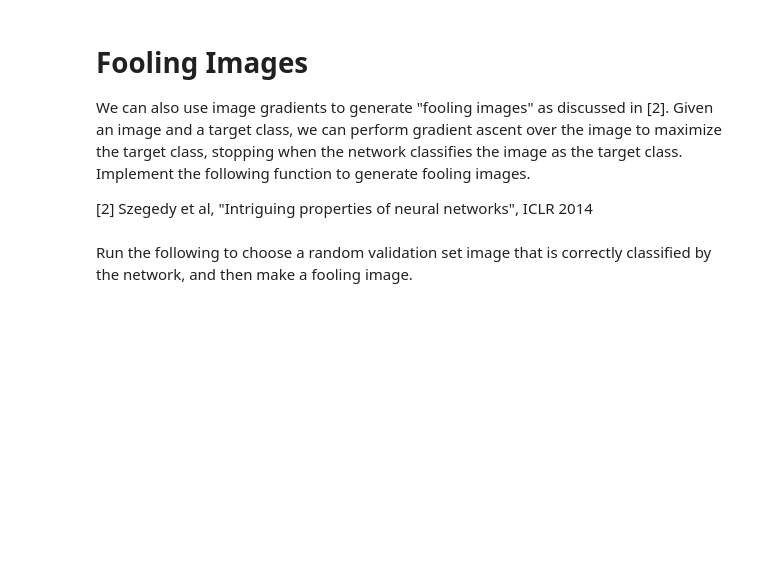
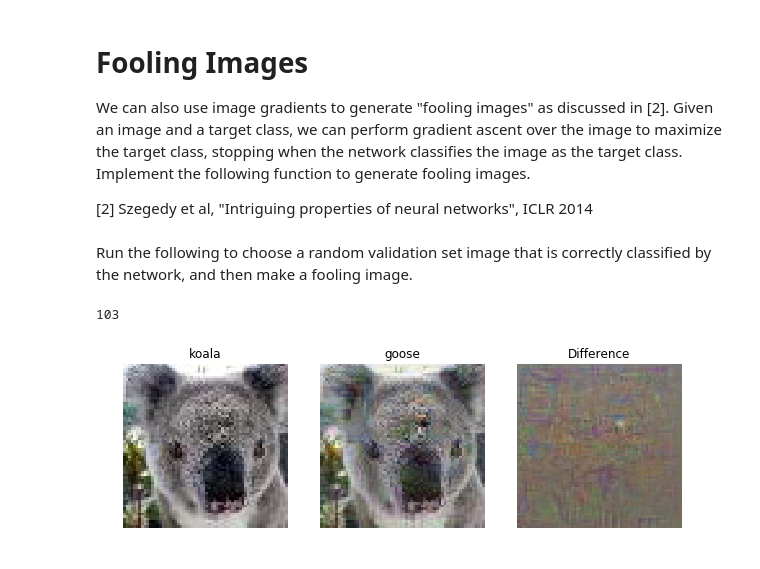
Before and after one commit to yasiemir/cs231n-winter_2016, a Jupyter notebook: assignment3/ImageGradients.ipynb, the cells around one changed output. Cells and saved outputs as stored; diff of their text form; code cells hidden in the pictures; blank space fills up the shorter version.

Commit message:
image gradients completed

```diff
--- a/assignment3/ImageGradients.ipynb
+++ b/assignment3/ImageGradients.ipynb
@@ -187,7 +216,21 @@ def make_fooling_image(X, target_y, model):
   # HINT: For most examples, you should be able to generate a fooling image    #
   # in fewer than 100 iterations of gradient ascent.                           #
   ##############################################################################
-  pass
+  N, C, H, W = np.shape(X_fooling)
+  i = 0
+  y_pred = 1000
+  while (y_pred != target_y) & (i<200):
+    scores, cache = model.forward(X_fooling, mode = 'test')
+    dscores = np.zeros_like(scores)
+    dscores[np.arange(N), target_y] = 1
+    dX, _ = model.backward(dscores, cache)
+
+    lr = 1000.0
+    X_fooling += lr*dX
+    y_pred = model.loss(X_fooling).argmax(axis = 1)
+    i+=1
+  print i
+
   ##############################################################################
   #                             END OF YOUR CODE                               #
   ##############################################################################
@@ -197,30 +240,34 @@ Run the following to choose a random validation set image that is correctly clas
 # %%
 # Find a correctly classified validation image
 while True:
   i = np.random.randint(data['X_val'].shape[0])
   X = data['X_val'][i:i+1]
   y = data['y_val'][i:i+1]
   y_pred = model.loss(X)[0].argmax()
   if y_pred == y: break
 
 target_y = 67
 X_fooling = make_fooling_image(X, target_y, model)
 
 # Make sure that X_fooling is classified as y_target
 scores = model.loss(X_fooling)
 assert scores[0].argmax() == target_y, 'The network is not fooled!'
 
 # Show original image, fooling image, and difference
 plt.subplot(1, 3, 1)
 plt.imshow(deprocess_image(X, data['mean_image']))
 plt.axis('off')
-plt.title(data['class_names'][y][0])
+title = data['class_names'][y[0]][0]
+plt.title(title)
 plt.subplot(1, 3, 2)
 plt.imshow(deprocess_image(X_fooling, data['mean_image'], renorm=True))
 plt.title(data['class_names'][target_y][0])
 plt.axis('off')
 plt.subplot(1, 3, 3)
 plt.title('Difference')
 plt.imshow(deprocess_image(X - X_fooling, data['mean_image']))
 plt.axis('off')
 plt.show()
+# %% [output]
+103
+[figure, added]
```
Also changed, not shown: parts of 6 cells of this notebook.
